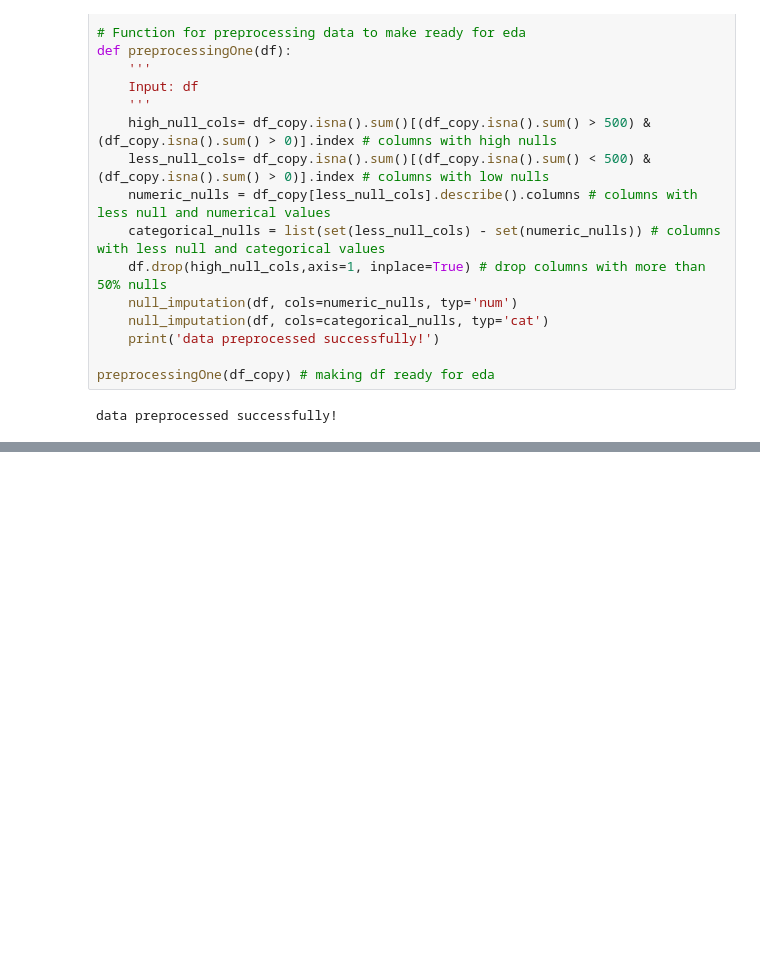
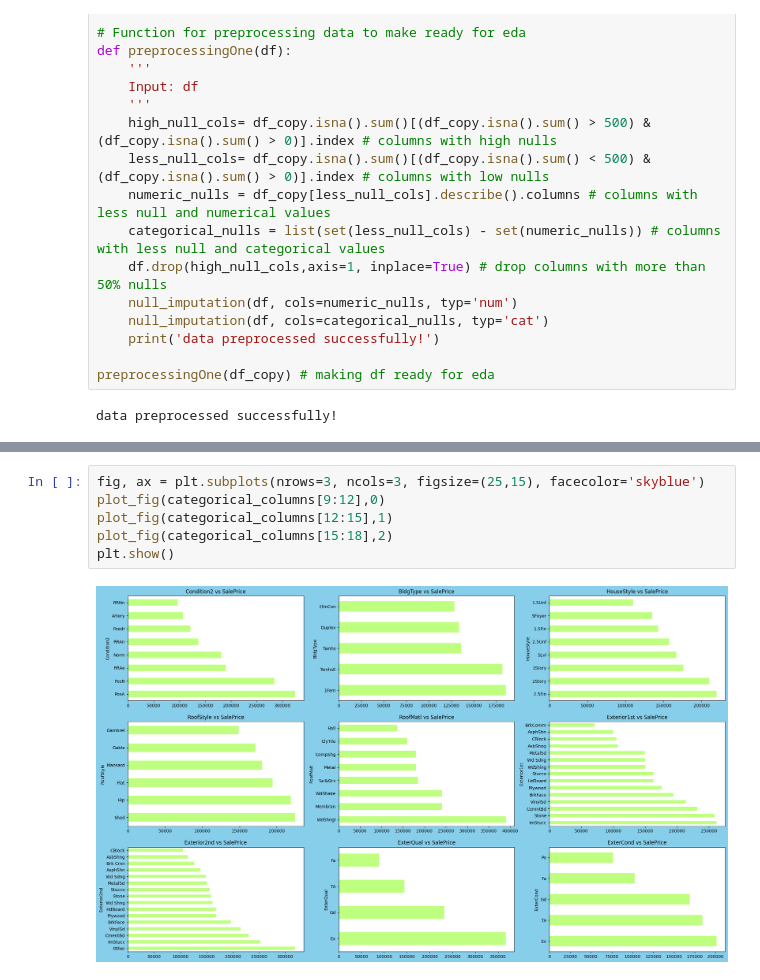
Before and after one commit to mdismailquraishicse/HousePriceAdvanceRegressionTechniquesKaggle, a Jupyter notebook: Main.ipynb, the cells around one changed output, grey strips where cells are left out. Cells and saved outputs as stored; diff of their text form; blank space fills up the shorter version.

```diff
--- a/Main.ipynb
+++ b/Main.ipynb
@@ -737,0 +746,8 @@ Number of house in each  LotConfig
+# %%
+fig, ax = plt.subplots(nrows=3, ncols=3, figsize=(25,15), facecolor='skyblue')
+plot_fig(categorical_columns[9:12],0)
+plot_fig(categorical_columns[12:15],1)
+plot_fig(categorical_columns[15:18],2)
+plt.show()
+# %% [output]
+[figure, added]
```
Also changed, not shown: parts of 23 cells of this notebook.
